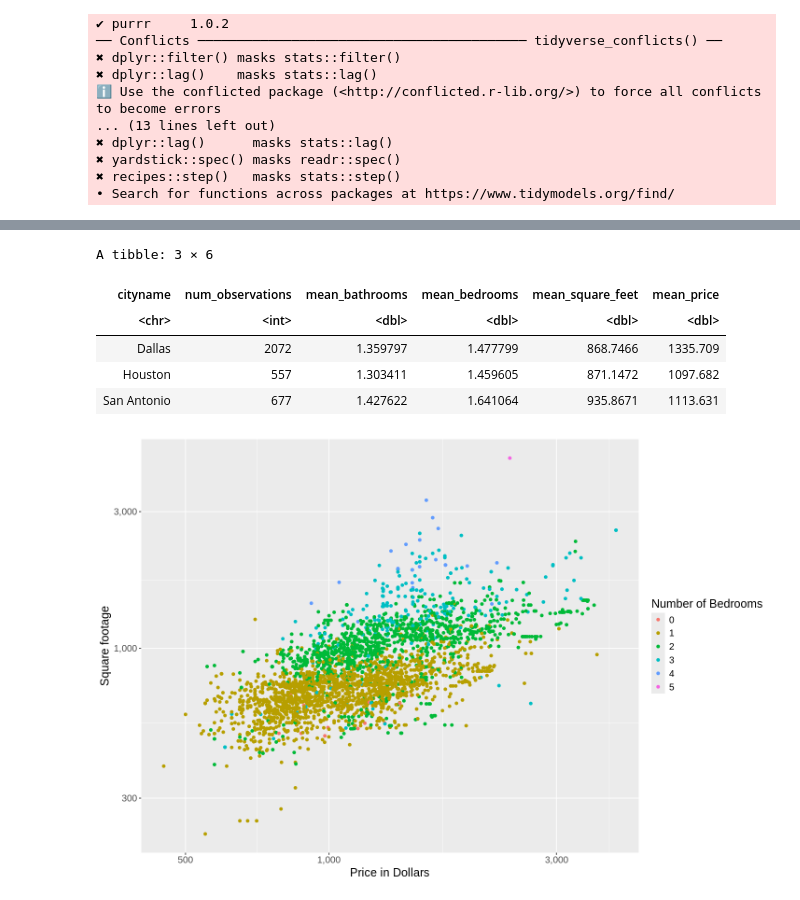
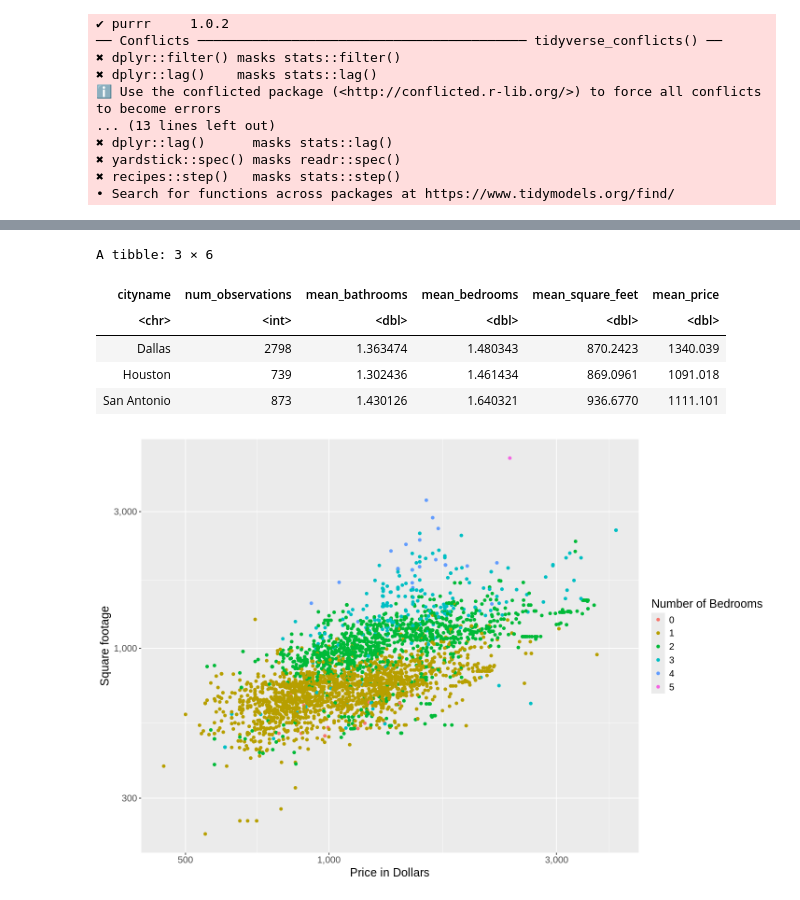
Before and after one commit to LightAwesome/apartment_rent_analysis, a Jupyter notebook: apartment_report.ipynb, the cells around one changed output, grey strips where cells are left out. Drawn from its saved outputs; the diff is of its cells as text; code cells hidden in the pictures.

```diff
--- a/apartment_report.ipynb
+++ b/apartment_report.ipynb
@@ -96,5 +96,23 @@ A tibble: 6 × 22
 | 5668639374 | housing/rent/apartment | One BR 4805 Marquette NE | This unit is located at 4805 Marq... | null | 1 | 1 | USD | No | Thumbnail | ⋯ | ... |
 | 5668639368 | housing/rent/apartment | Two BR 7801 Marble NE | This unit is located at 7801 Marb... | null | 1.5 | 2 | USD | No | Thumbnail | ⋯ | ... |
 # %%
-#The following code is used to isolate the
+#The following code is used to isolate for the rental that is classified as "Monthly".
+#We also filtered out for unnecessary variables like amenities, price_type, currency, time, etc...that does not contribute to our analysis.
+apt_wrangled <- apartments |>
+                filter(bathrooms != 'null')|>
+                filter(bedrooms != 'null')|>
+                filter(price_type == "Monthly")|>
+                mutate(bathrooms = as.numeric(bathrooms))|>
+                mutate(bedrooms = as.numeric(bedrooms))|>
+                mutate(category = as.factor(category))|>
+                mutate(category = fct_recode(category,
+                                            'Apartment' = 'housing/rent/apartment',
+                                            'Home' = 'housing/rent/home',
+                                            'Short Term' = 'housing/rent/short_term'))|>
+                # mutate(time = as.POSIXct(time, origin="1970-01-01"))|>
+                select(-amenities, - price_type, -currency, -time, -source,  -latitude,- longitude, -pets_allowed, -price_display,
+                       -address, -title, -body, -fee, -has_photo, -id)
+#We also filter out "null" values - for bedroom and bathrooms.
+
+head(apt_wrangled)
 # %% [output]
@@ -215,21 +174,22 @@ $ state       <chr> "TX", "TX", "TX", "TX", "TX", "TX", "TX", "TX", "TX", "TX"
 # %%
-summary_table <- apt_train |>
+#The following code is to produce a brief summary table of the data that we will analyze. This is created mainly to compare face value of the 3 cities.
+summary_table <- apt_texas_cities |>
   group_by(cityname) |>
   summarize(
     num_observations = n(),
-    mean_bathrooms = mean(bathrooms, na.rm = TRUE),
-    mean_bedrooms = mean(bedrooms, na.rm = TRUE),
+    mean_bathrooms = mean(bathrooms),
+    mean_bedrooms = mean(bedrooms),
     mean_square_feet = mean(square_feet, na.rm = TRUE),
     mean_price = mean(price, na.rm = TRUE))
 
 summary_table
 # %% [output]
 A tibble: 3 × 6
 | cityname | num_observations | mean_bathrooms | mean_bedrooms | mean_square_feet | mean_price |
 | <chr> | <int> | <dbl> | <dbl> | <dbl> | <dbl> |
-| Dallas | 2072 | 1.359797 | 1.477799 | 868.7466 | 1335.709 |
-| Houston | 557 | 1.303411 | 1.459605 | 871.1472 | 1097.682 |
-| San Antonio | 677 | 1.427622 | 1.641064 | 935.8671 | 1113.631 |
+| Dallas | 2798 | 1.363474 | 1.480343 | 870.2423 | 1340.039 |
+| Houston | 739 | 1.302436 | 1.461434 | 869.0961 | 1091.018 |
+| San Antonio | 873 | 1.430126 | 1.640321 | 936.6770 | 1111.101 |
 # %%
 options(repr.plot.width = 12, repr.plot.height = 8)
 price_vs_area <- apt_train |>
```
Also changed, not shown: parts of 5 cells of this notebook.
